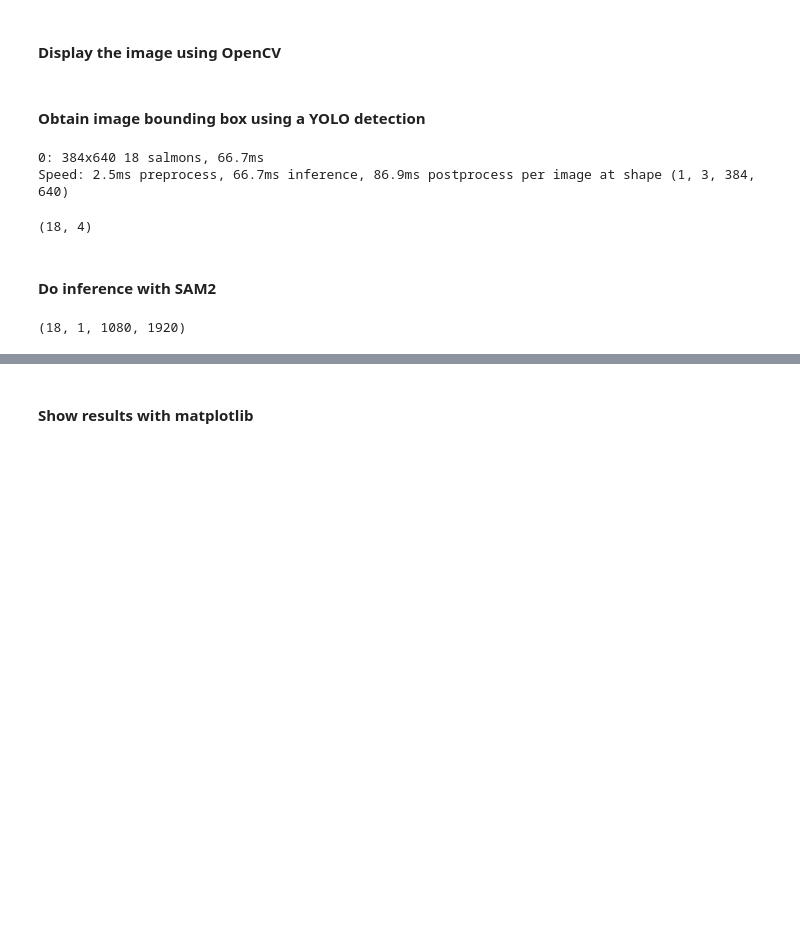
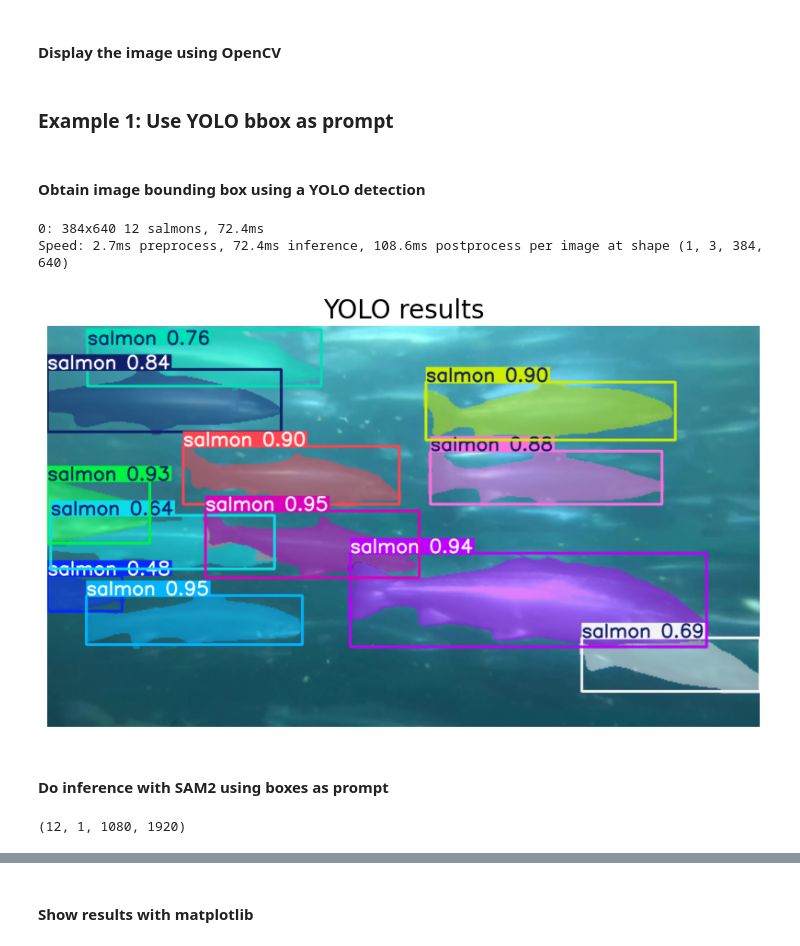
Before and after one commit to juliopchile/yolo-sam-2, a Jupyter notebook: prompt_image_prediction.ipynb, the cells around one changed output, grey strips where cells are left out. Drawn from its saved outputs; the diff is of its cells as text; code cells hidden in the pictures; blank space fills up the shorter version.

```diff
--- a/prompt_image_prediction.ipynb
+++ b/prompt_image_prediction.ipynb
@@ -265,2 +108,4 @@ cv2.destroyAllWindows()
+# %% [markdown]
+### Example 1: Use YOLO bbox as prompt
 # %% [markdown]
 #### Obtain image bounding box using a YOLO detection
@@ -273,23 +112,30 @@ def get_bbox(yolo_model: YOLO, image):
-# %%
-# Get the bboxes with YOLO
-input_boxes = get_bbox(yolo_segmentator, image)
-# Set the SAM2 predictor to the image
-predictor.set_image(image_RGB)
-
-input_boxes.shape
-# %% [output]
-0: 384x640 18 salmons, 66.7ms
-Speed: 2.5ms preprocess, 66.7ms inference, 86.9ms postprocess per image at shape (1, 3, 384, 640)
-(18, 4)
+# %%
+# Do a prediction with YOLO
+results = yolo_segmentator.predict(image)
+# Get the bboxes with YOLO
+input_boxes = get_bboxes(results)[0]
+# Set the SAM2 predictor to the image
+predictor.set_image(image_RGB)
+
+yolo_plot = cv2.cvtColor(results[0].plot(color_mode='instance'), cv2.COLOR_BGR2RGB)
+plt.figure(figsize=(10, 10))
+plt.imshow(yolo_plot)
+plt.axis('off')
+plt.title("YOLO results", fontsize=20)
+plt.show()
+# %% [output]
+0: 384x640 12 salmons, 72.4ms
+Speed: 2.7ms preprocess, 72.4ms inference, 108.6ms postprocess per image at shape (1, 3, 384, 640)
+[figure, added]
 # %% [markdown]
-#### Do inference with SAM2
+#### Do inference with SAM2 using boxes as prompt
 # %%
 masks, scores, logits = predictor.predict(
     point_coords=None,
     point_labels=None,
     box=input_boxes,
-    multimask_output=False,
+    multimask_output=False
 )
 masks.shape # (number of masks, batches (multimask_output), H, W)
 # %% [output]
-(18, 1, 1080, 1920)
+(12, 1, 1080, 1920)
```
Also changed, not shown: parts of 44 cells of this notebook, 2 other files.
